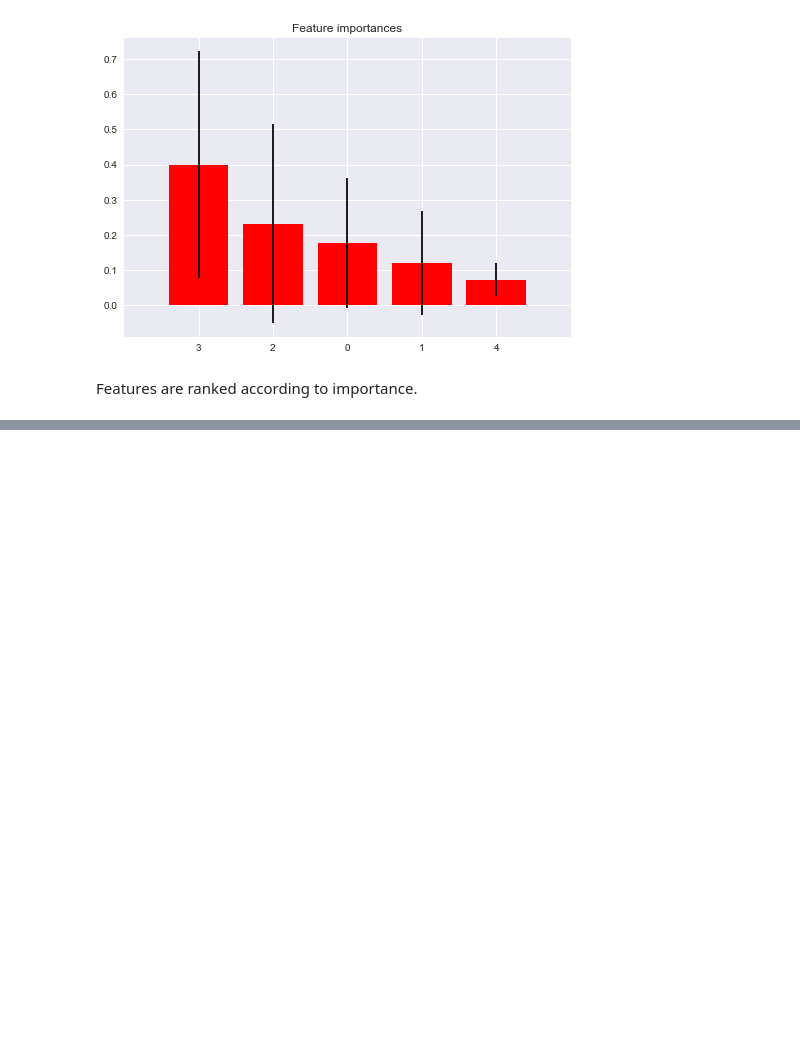
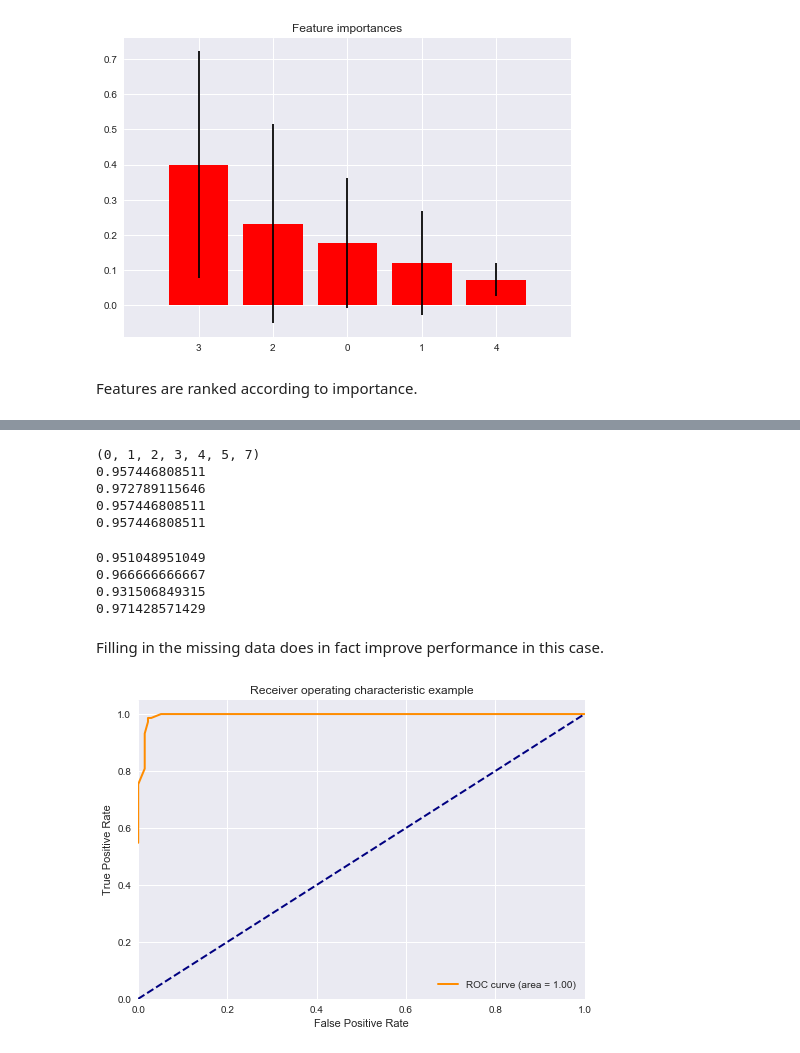
Before and after one commit to shr264/breast-cancer-wisconsin, a Jupyter notebook: Syed_Rahman_breast_cancer.ipynb, the cells around one changed output, grey strips where cells are left out. Saved outputs shown, nothing was run; the diff lists cells and outputs as text; code cells hidden in the pictures; blank space fills up the shorter version.

Commit message:
missing data rf

```diff
--- a/Syed_Rahman_breast_cancer.ipynb
+++ b/Syed_Rahman_breast_cancer.ipynb
@@ -233,0 +277,61 @@ Features are ranked according to importance.
+# %%
+maxf1 = 0
+for i in range(1,10):
+    varCombs = list(it.combinations(range(0,9),i))
+    for j in range(len(varCombs)):
+        Xmat = X_train[:,varCombs[j]]
+        X_train_CV, X_test_CV, y_train_CV, y_test_CV = train_test_split(Xmat, y_train, test_size=0.3, random_state=1)
+        clf = RandomForestClassifier(n_jobs=2)
+        clf.fit(X_train_CV, y_train_CV)
+        y_pred = clf.predict(X_test_CV)
+        if(f1_score(y_test_CV,y_pred)>maxf1):
+            maxf1=f1_score(y_test_CV,y_pred)
+            bestmodel = varCombs[j]
+            bestfit = clf
+            bestaccuracy = accuracy_score(y_test_CV,y_pred)
+            bestrecall = recall_score(y_test_CV,y_pred)
+            bestprecision = precision_score(y_test_CV,y_pred)
+# %%
+print bestmodel
+print maxf1
+print bestaccuracy
+print bestrecall
+print bestprecision
+# %% [output]
+(0, 1, 2, 3, 4, 5, 7)
+0.957446808511
+0.972789115646
+0.957446808511
+0.957446808511
+# %%
+y_pred = bestfit.predict(X_test[:,bestmodel])
+print f1_score(y_test,y_pred)
+print accuracy_score(y_test,y_pred)
+print recall_score(y_test,y_pred)
+print precision_score(y_test,y_pred)
+# %% [output]
+0.951048951049
+0.966666666667
+0.931506849315
+0.971428571429
+# %% [markdown]
+Filling in the missing data does in fact improve performance in this case.
+# %%
+y_pred = bestfit.predict_proba(X_test[:,bestmodel])
+# %%
+fpr, tpr, _ = roc_curve(y_test.ravel(), y_pred[:,1].ravel())
+roc_auc = auc(fpr, tpr)
+plt.figure()
+lw = 2
+plt.plot(fpr, tpr, color='darkorange',
+         lw=lw, label='ROC curve (area = %0.2f)' % roc_auc)
+plt.plot([0, 1], [0, 1], color='navy', lw=lw, linestyle='--')
+plt.xlim([0.0, 1.0])
+plt.ylim([0.0, 1.05])
+plt.xlabel('False Positive Rate')
+plt.ylabel('True Positive Rate')
+plt.title('Receiver operating characteristic example')
+plt.legend(loc="lower right")
+plt.show()
+# %% [output]
+[figure, added]
```
Also changed, not shown: parts of 5 cells of this notebook.
